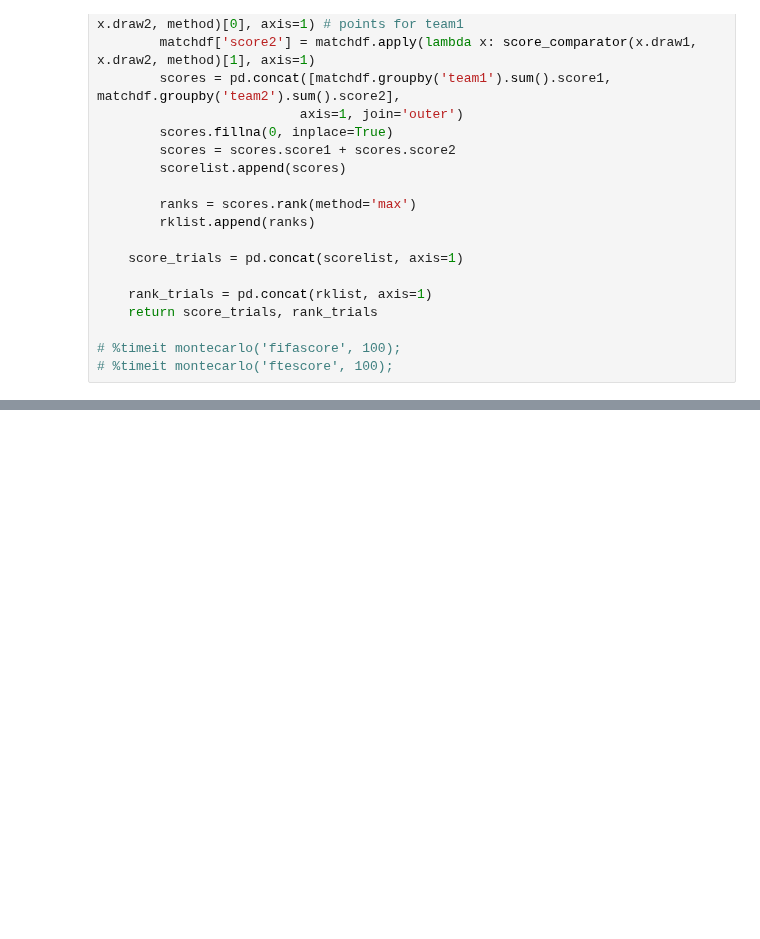
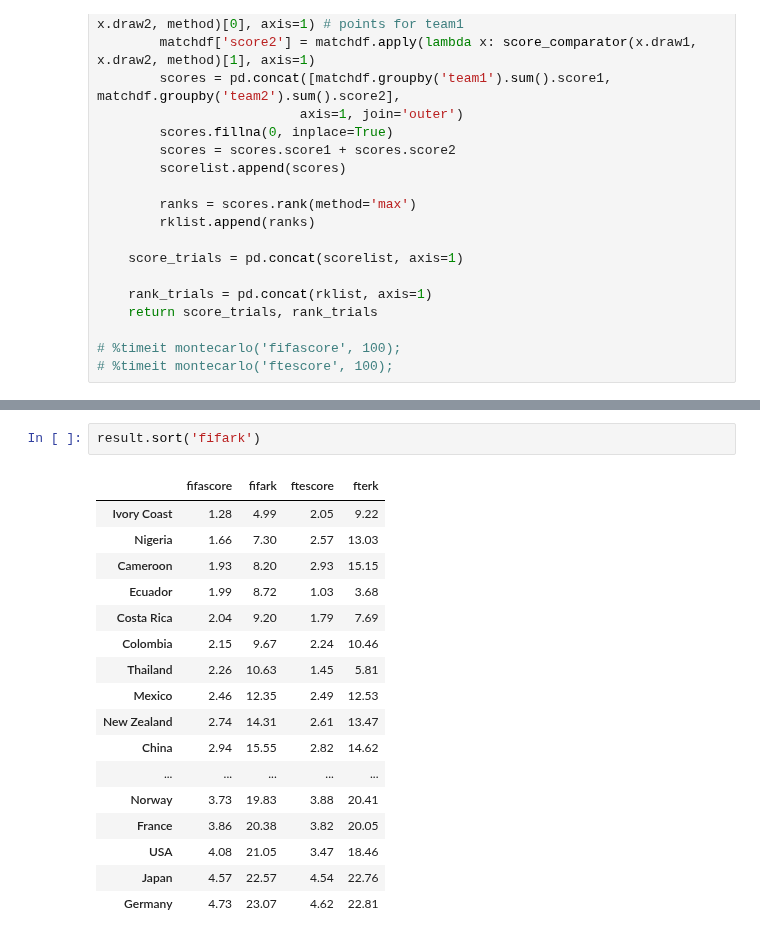
Before and after one commit to selwyth/wwc2015, a Jupyter notebook: normmodel.ipynb, the cells around one changed output, grey strips where cells are left out. Drawn from its saved outputs; the diff is of its cells as text; blank space fills up the shorter version.

```diff
--- a/normmodel.ipynb
+++ b/normmodel.ipynb
@@ -184,0 +356,20 @@ result.sort('fterk')
+# %%
+result.sort('fifark')
+# %% [output]
+|  | fifascore | fifark | ftescore | fterk |
+| Ivory Coast | 1.28 | 4.99 | 2.05 | 9.22 |
+| Nigeria | 1.66 | 7.30 | 2.57 | 13.03 |
+| Cameroon | 1.93 | 8.20 | 2.93 | 15.15 |
+| Ecuador | 1.99 | 8.72 | 1.03 | 3.68 |
+| Costa Rica | 2.04 | 9.20 | 1.79 | 7.69 |
+| Colombia | 2.15 | 9.67 | 2.24 | 10.46 |
+| Thailand | 2.26 | 10.63 | 1.45 | 5.81 |
+| Mexico | 2.46 | 12.35 | 2.49 | 12.53 |
+| New Zealand | 2.74 | 14.31 | 2.61 | 13.47 |
+| China | 2.94 | 15.55 | 2.82 | 14.62 |
+| ... | ... | ... | ... | ... |
+| Norway | 3.73 | 19.83 | 3.88 | 20.41 |
+| France | 3.86 | 20.38 | 3.82 | 20.05 |
+| USA | 4.08 | 21.05 | 3.47 | 18.46 |
+| Japan | 4.57 | 22.57 | 4.54 | 22.76 |
+| Germany | 4.73 | 23.07 | 4.62 | 22.81 |
```
Also changed, not shown: parts of 10 cells of this notebook.
